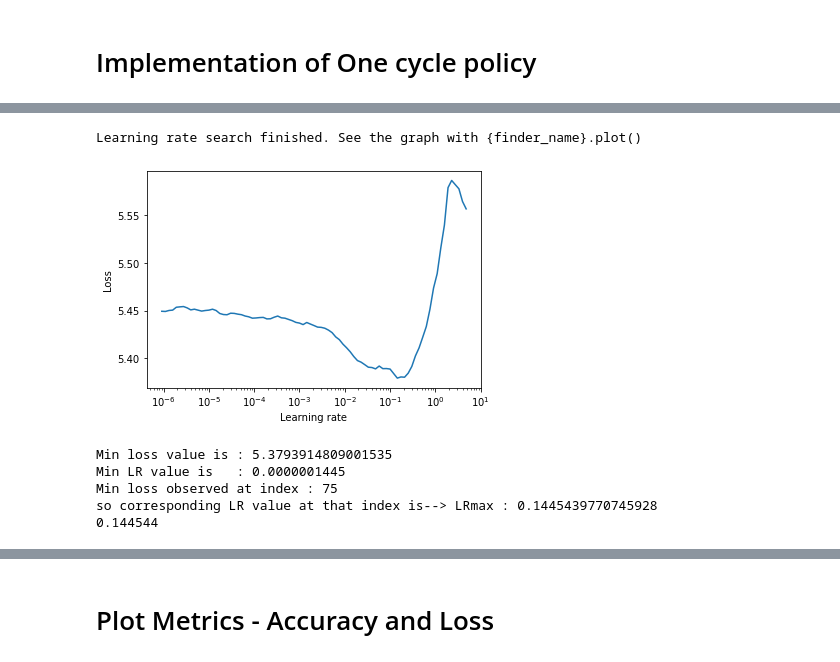
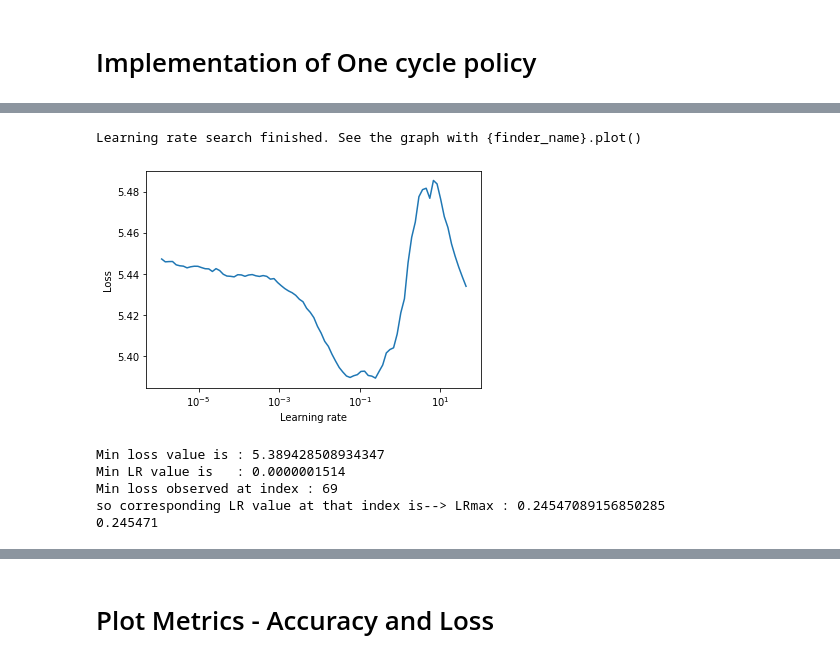
Before and after one commit to sumankanukollu/EVA_4_Assignments, a Jupyter notebook: EVA4_S12_TinyImagenet_Resnet18.ipynb, the cells around one changed output, grey strips where cells are left out. Cells and saved outputs as stored; diff of their text form; code cells hidden in the pictures.

Commit message:
S12_TinyImageNet

```diff
--- a/EVA4_S12_TinyImagenet_Resnet18.ipynb
+++ b/EVA4_S12_TinyImagenet_Resnet18.ipynb
@@ -163,0 +49,2 @@ Dataset ImageFolder
+# %%
+train_dl, test_dl, train_ds, test_ds = load_data()
@@ -177,14 +95,5 @@ Image label is : n01443537
 # %% [markdown]
 # Print few images from the train dataloader and test data loader
-# %%
-from torch.utils.data import DataLoader
-batch_size = 512
-
-# PyTorch data loaders
-train_dl = DataLoader(train_ds, batch_size, shuffle=True,
-                      num_workers=8, pin_memory=True)
-test_dl = DataLoader(test_ds, batch_size, shuffle=False,
-                      num_workers=8, pin_memory=True)
 # %%
 from torchvision.utils import make_grid
 import matplotlib.pyplot as plt
@@ -279,13 +171,23 @@ Removed build tracker '/tmp/pip-req-tracker-648e_l3j'
 # %%
 # LR range test
-from torch_lr_finder import LRFinder
+from lib.torch_lrfinder import *
+from lib.torch_lrfinder import LRFinder
+#from torch_lr_finder import LRFinder
 import torch.optim as optim
 
-criterion = nn.CrossEntropyLoss()
-optimizer = optim.SGD(model.parameters(), lr=1e-7, momentum=0.9)
+criterion = nn.CrossEntropyLoss().cuda()
+optimizer = optim.SGD(model.parameters(),
+                      lr=1e-7,
+                      momentum=0.9,
+                      weight_decay=1e-4)
 
 lr_finder = LRFinder(model, optimizer, criterion, device="cuda")
-lr_finder.range_test(train_dl, start_lr=1e-7,end_lr=10, num_iter=100, step_mode="exp")
+lr_finder.range_test(train_loader=train_dl,
+                     #val_loader=test_dl,
+                     start_lr=1e-7,
+                     end_lr=100,
+                     num_iter=100,
+                     step_mode="exp")
 lr_finder.plot(log_lr=True)
 lr_finder.reset()
 # %% [output]
@@ -292,6 +196,6 @@ lr_finder.reset()
 [interactive output not drawn]
-Learning rate search finished. See the graph with {finder_name}.plot()
+Learning rate search finished. See the graph with {finder_name}.plot()
-[figure, old version]
+[figure, new version]
 # %%
 print('Min loss value is : {} \nMin LR value is   : {}'.format(min(lr_finder.history['loss']),format(min(lr_finder.history['lr']),'.10f')))
 
@@ -301,11 +205,11 @@ lrmax = lr_finder.history['lr'][lr_finder.history['loss'].index(min(lr_finder.hi
 lrmax = float('{:4f}'.format(lrmax))
 print(lrmax)
 # %% [output]
-Min loss value is : 5.3793914809001535
-Min LR value is   : 0.0000001445
-Min loss observed at index : 75
-so corresponding LR value at that index is--> LRmax : 0.1445439770745928
-0.144544
+Min loss value is : 5.389428508934347
+Min LR value is   : 0.0000001514
+Min loss observed at index : 69
+so corresponding LR value at that index is--> LRmax : 0.24547089156850285
+0.245471
 # %%
 from torch.optim.lr_scheduler import OneCycleLR
 
```
Also changed, not shown: parts of 29 cells of this notebook.
